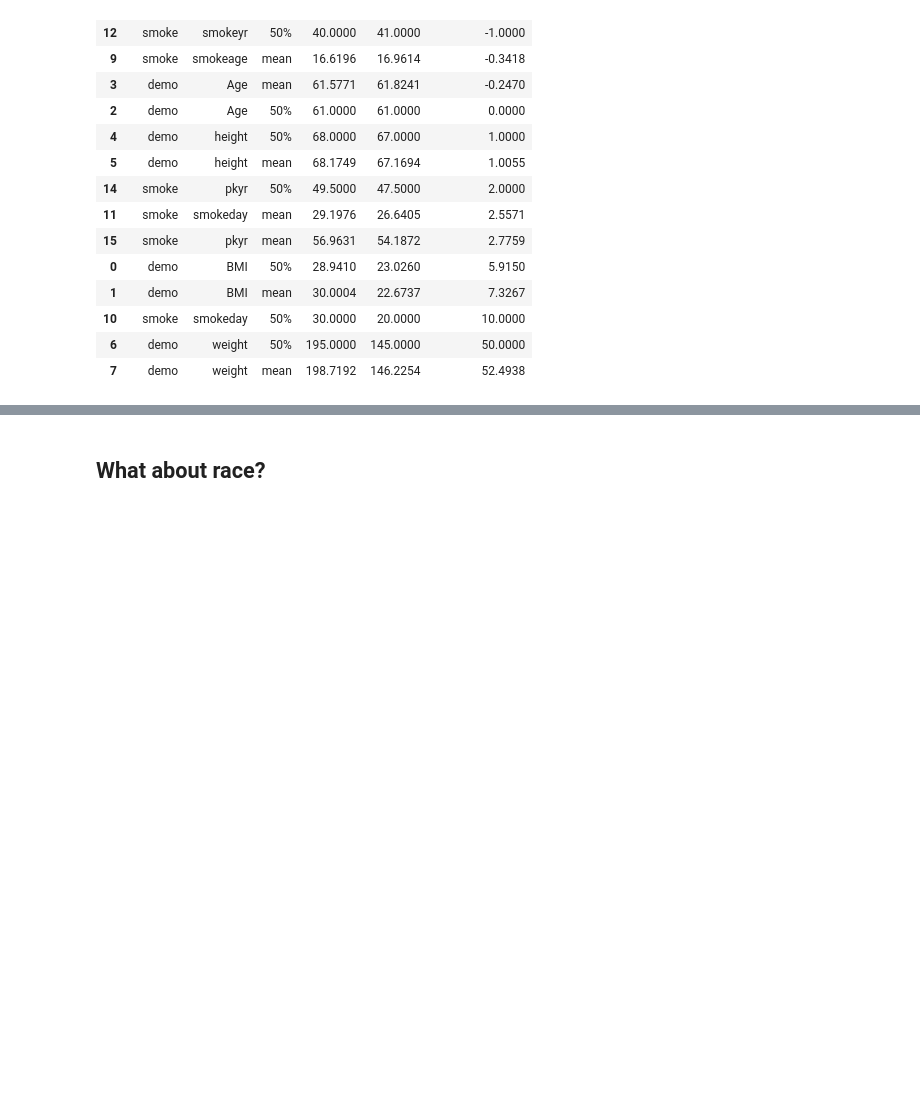
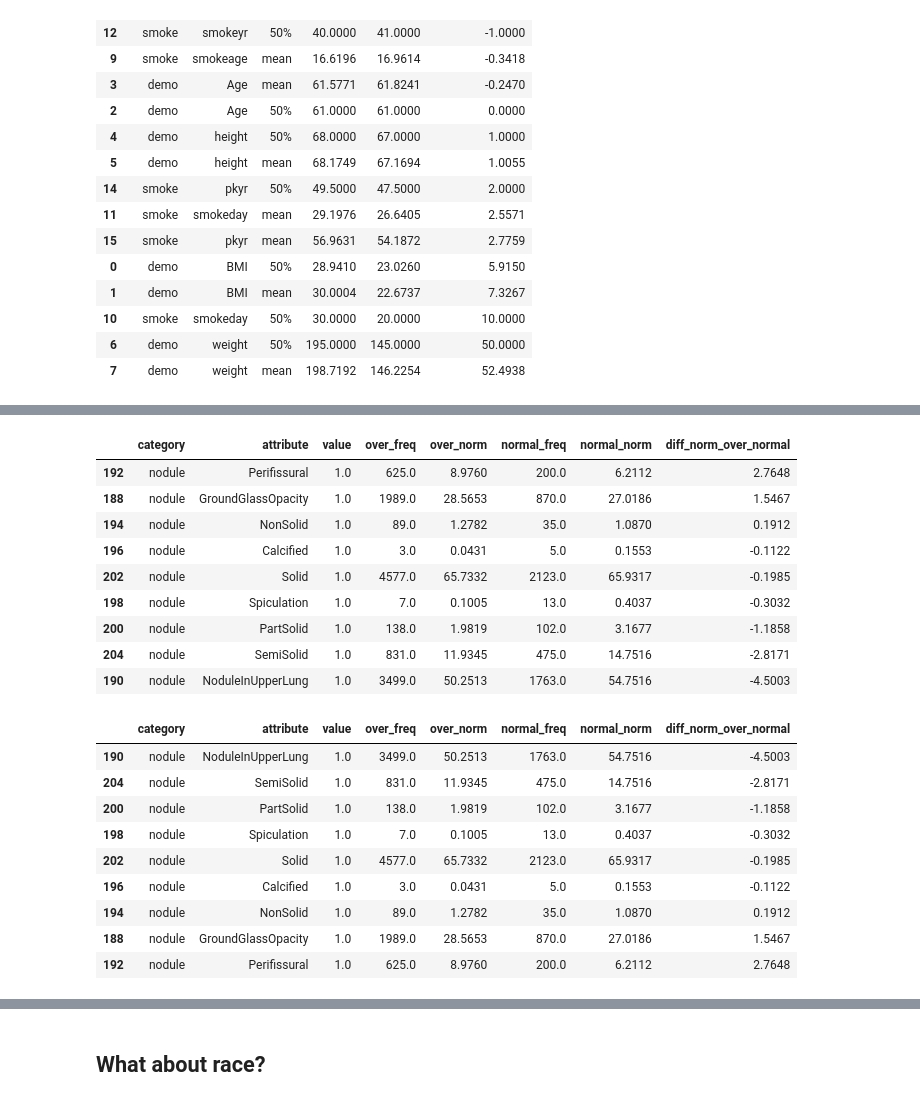
Before and after one commit to DIAGNijmegen/bodyct-lung-malignancy-fairness, a Jupyter notebook: nlst/nlst_traininfo.ipynb, the cells around one changed output, grey strips where cells are left out. Drawn from its saved outputs; the diff is of its cells as text; code cells hidden in the pictures; blank space fills up the shorter version.

```diff
--- a/nlst/nlst_traininfo.ipynb
+++ b/nlst/nlst_traininfo.ipynb
@@ -1198,0 +1248,24 @@ num_demo_overweight.sort_values(by='diff_over_normal', ascending=True).head(20)
+# %%
+display(cat_eval_overweight.sort_values(by='diff_norm_over_normal', ascending=False).query('category == "nodule"'))
+cat_eval_overweight.sort_values(by='diff_norm_over_normal', ascending=True).query('category == "nodule"')
+# %% [output]
+|  | category | attribute | value | over_freq | over_norm | normal_freq | normal_norm | diff_norm_over_normal |
+| 192 | nodule | Perifissural | 1.0 | 625.0 | 8.9760 | 200.0 | 6.2112 | 2.7648 |
+| 188 | nodule | GroundGlassOpacity | 1.0 | 1989.0 | 28.5653 | 870.0 | 27.0186 | 1.5467 |
+| 194 | nodule | NonSolid | 1.0 | 89.0 | 1.2782 | 35.0 | 1.0870 | 0.1912 |
+| 196 | nodule | Calcified | 1.0 | 3.0 | 0.0431 | 5.0 | 0.1553 | -0.1122 |
+| 202 | nodule | Solid | 1.0 | 4577.0 | 65.7332 | 2123.0 | 65.9317 | -0.1985 |
+| 198 | nodule | Spiculation | 1.0 | 7.0 | 0.1005 | 13.0 | 0.4037 | -0.3032 |
+| 200 | nodule | PartSolid | 1.0 | 138.0 | 1.9819 | 102.0 | 3.1677 | -1.1858 |
+| 204 | nodule | SemiSolid | 1.0 | 831.0 | 11.9345 | 475.0 | 14.7516 | -2.8171 |
+| 190 | nodule | NoduleInUpperLung | 1.0 | 3499.0 | 50.2513 | 1763.0 | 54.7516 | -4.5003 |
+|  | category | attribute | value | over_freq | over_norm | normal_freq | normal_norm | diff_norm_over_normal |
+| 190 | nodule | NoduleInUpperLung | 1.0 | 3499.0 | 50.2513 | 1763.0 | 54.7516 | -4.5003 |
+| 204 | nodule | SemiSolid | 1.0 | 831.0 | 11.9345 | 475.0 | 14.7516 | -2.8171 |
+| 200 | nodule | PartSolid | 1.0 | 138.0 | 1.9819 | 102.0 | 3.1677 | -1.1858 |
+| 198 | nodule | Spiculation | 1.0 | 7.0 | 0.1005 | 13.0 | 0.4037 | -0.3032 |
+| 202 | nodule | Solid | 1.0 | 4577.0 | 65.7332 | 2123.0 | 65.9317 | -0.1985 |
+| 196 | nodule | Calcified | 1.0 | 3.0 | 0.0431 | 5.0 | 0.1553 | -0.1122 |
+| 194 | nodule | NonSolid | 1.0 | 89.0 | 1.2782 | 35.0 | 1.0870 | 0.1912 |
+| 188 | nodule | GroundGlassOpacity | 1.0 | 1989.0 | 28.5653 | 870.0 | 27.0186 | 1.5467 |
+| 192 | nodule | Perifissural | 1.0 | 625.0 | 8.9760 | 200.0 | 6.2112 | 2.7648 |
```
Also changed, not shown: parts of 5 cells of this notebook, 1 other file.
